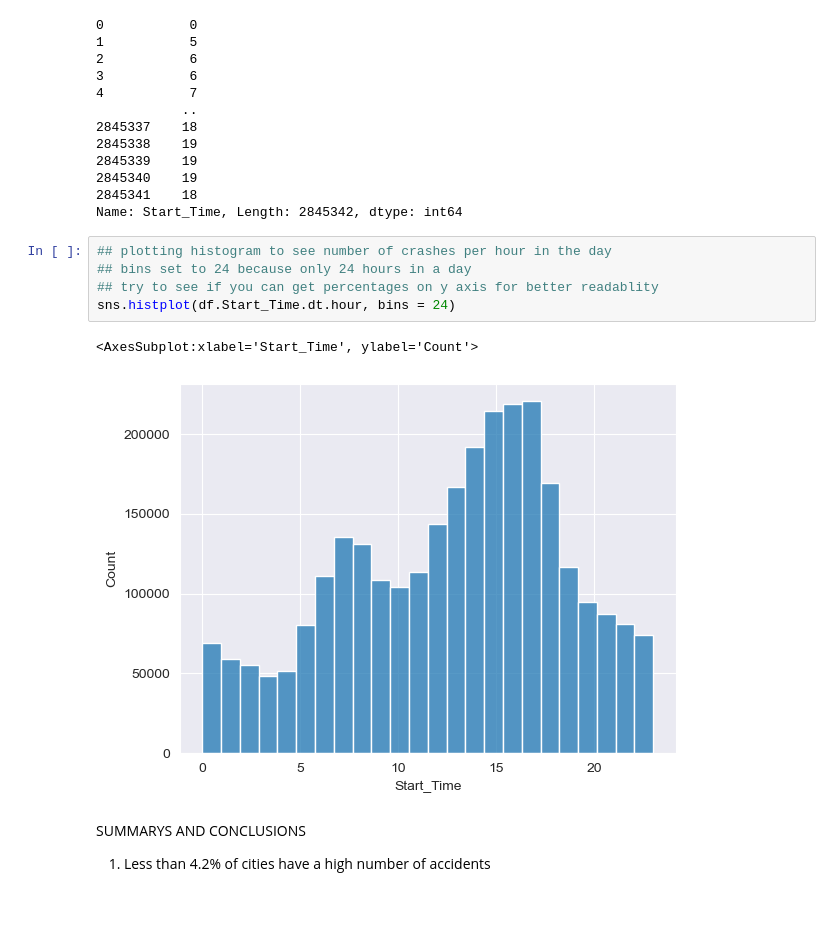
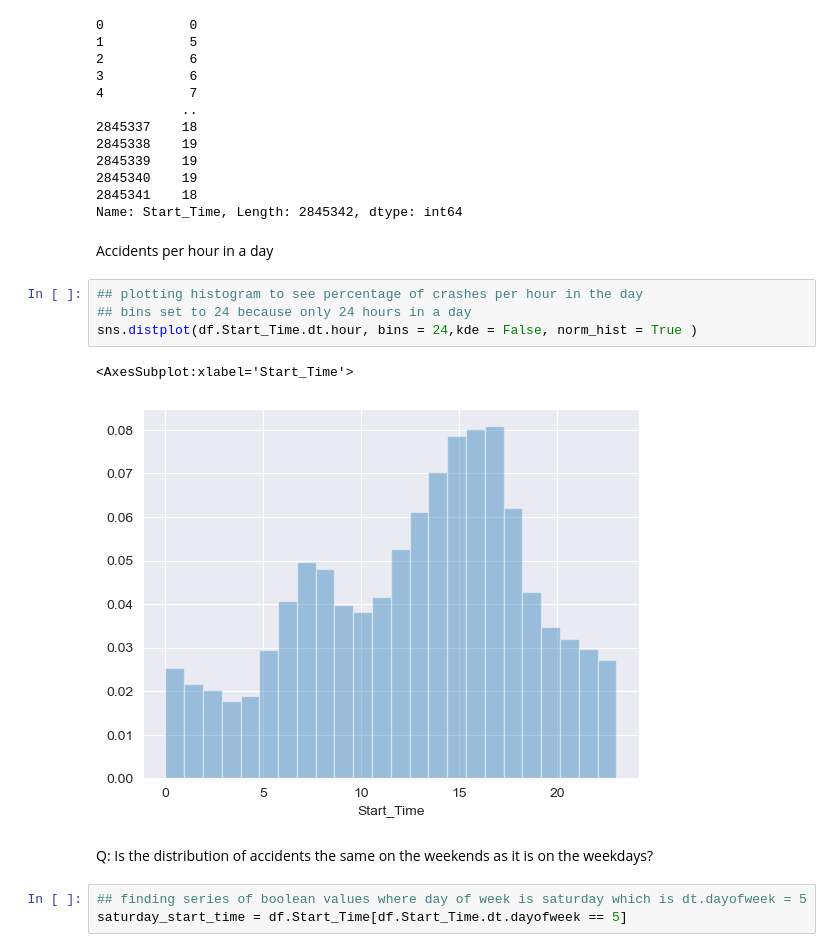
Before and after one commit to nilaymenon24/EDA-on-US-Accidents, a Jupyter notebook: EDA on US Accidents .ipynb, the cells around one changed output. Drawn from its saved outputs; the diff is of its cells as text; blank space fills up the shorter version.

Commit message:
Time and Lat/Long analysis

```diff
--- a/EDA on US Accidents .ipynb
+++ b/EDA on US Accidents .ipynb
@@ -205,15 +213,17 @@ df.Start_Time.dt.hour
 2845340    19
 2845341    18
 Name: Start_Time, Length: 2845342, dtype: int64
+# %% [markdown]
+Accidents per hour in a day
 # %%
-## plotting histogram to see number of crashes per hour in the day
+## plotting histogram to see percentage of crashes per hour in the day
 ## bins set to 24 because only 24 hours in a day
-## try to see if you can get percentages on y axis for better readablity
-sns.histplot(df.Start_Time.dt.hour, bins = 24)
+sns.distplot(df.Start_Time.dt.hour, bins = 24,kde = False, norm_hist = True )
 # %% [output]
-<AxesSubplot:xlabel='Start_Time', ylabel='Count'>
+<AxesSubplot:xlabel='Start_Time'>
-[figure, old version]
+[figure, new version]
-# %% [markdown]
-SUMMARYS AND CONCLUSIONS
-
-1. Less than 4.2% of cities have a high number of accidents
+# %% [markdown]
+Q: Is the distribution of accidents the same on the weekends as it is on the weekdays?
+# %%
+## finding series of boolean values where day of week is saturday which is dt.dayofweek = 5
+saturday_start_time = df.Start_Time[df.Start_Time.dt.dayofweek == 5]
```
Also changed, not shown: parts of 21 cells of this notebook.
